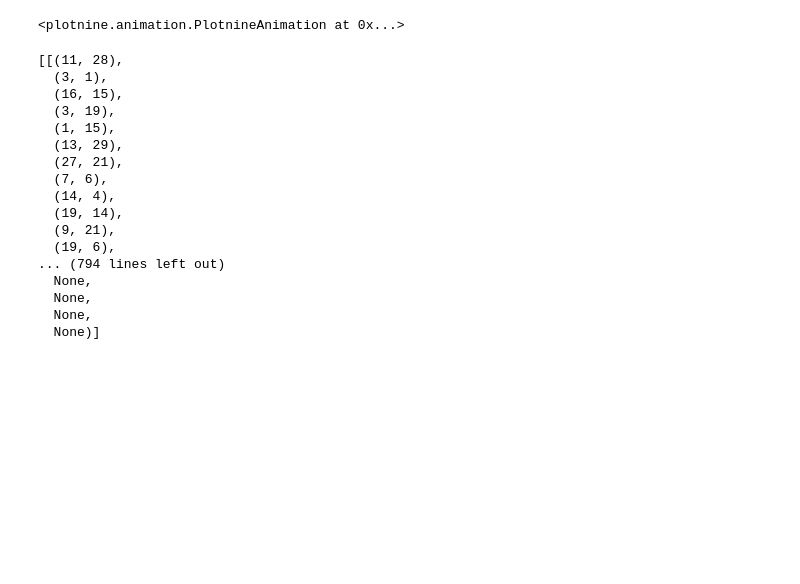
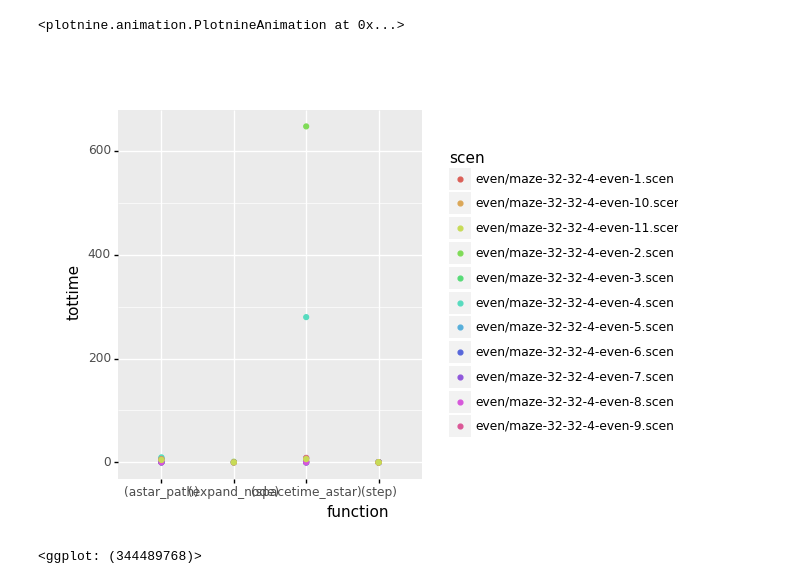
Before and after one commit to ovgu-FINken/polygonal_roadmaps, a Jupyter notebook: Pathfinding.ipynb, the cells around one changed output. Cells and saved outputs as stored; diff of their text form; code cells hidden in the pictures; blank space fills up the shorter version.

```diff
--- a/Pathfinding.ipynb
+++ b/Pathfinding.ipynb
@@ -56,23 +72,9 @@ ani = PlotnineAnimation(plots, interval=200, repeat_delay=500)
 ani
 # %% [output]
 <plotnine.animation.PlotnineAnimation at 0x...>
-# %%
-ex.history
-# %% [output]
-[[(11, 28),
-  (3, 1),
-  (16, 15),
-  (3, 19),
-  (1, 15),
-  (13, 29),
-  (27, 21),
-  (7, 6),
-  (14, 4),
-  (19, 14),
-  (9, 21),
-  (19, 6),
-... (794 lines left out)
-  None,
-  None,
-  None,
-  None)]
+# %%
+ggplot(df_profiles, aes(x='function', y='tottime', color='scen')) + geom_point() + theme(subplots_adjust={'right': 0.6})
+# plt.tight_layout()
+# %% [output]
+[figure, added]
+<ggplot: (344489768)>
```
Also changed, not shown: parts of 8 cells of this notebook, 7 other files.
